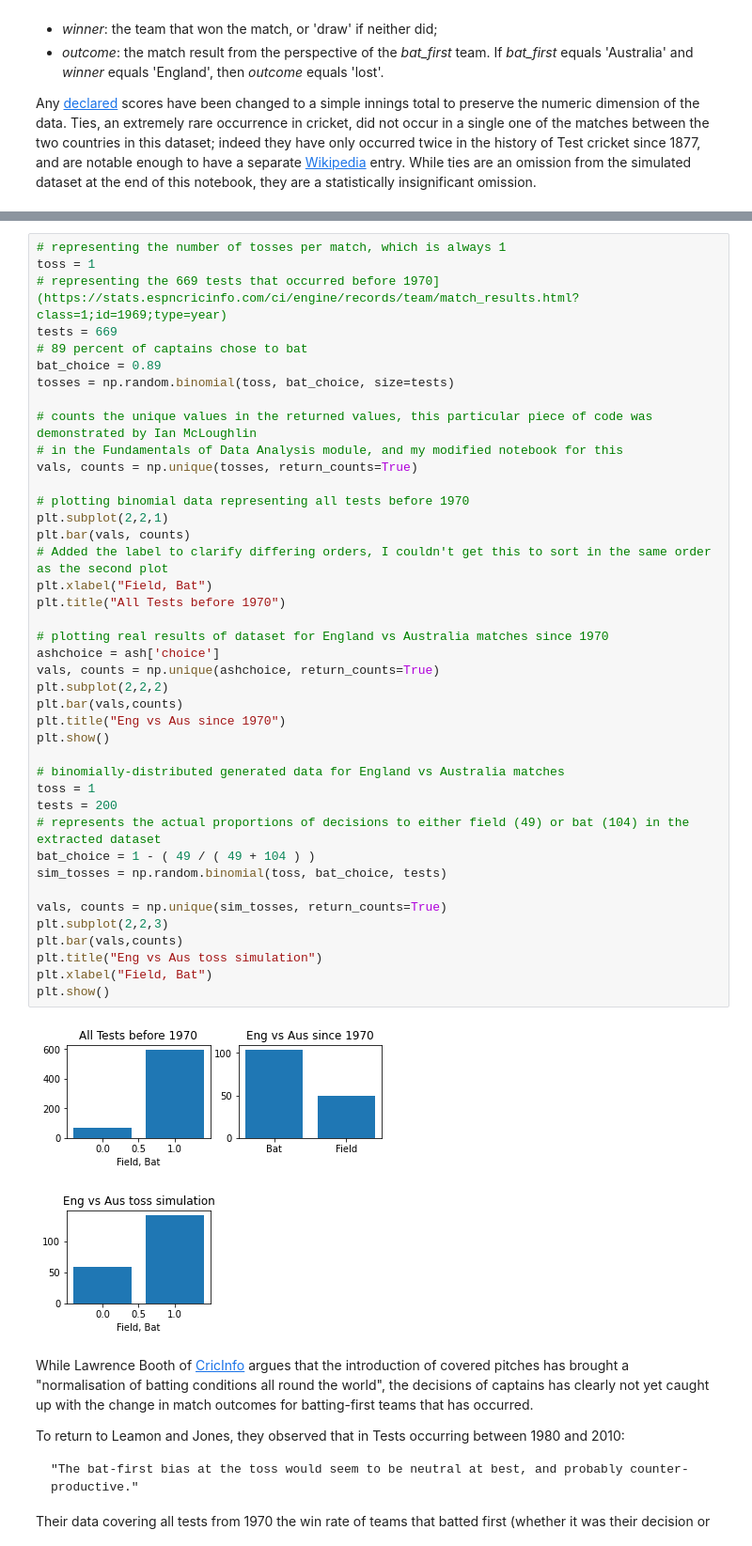
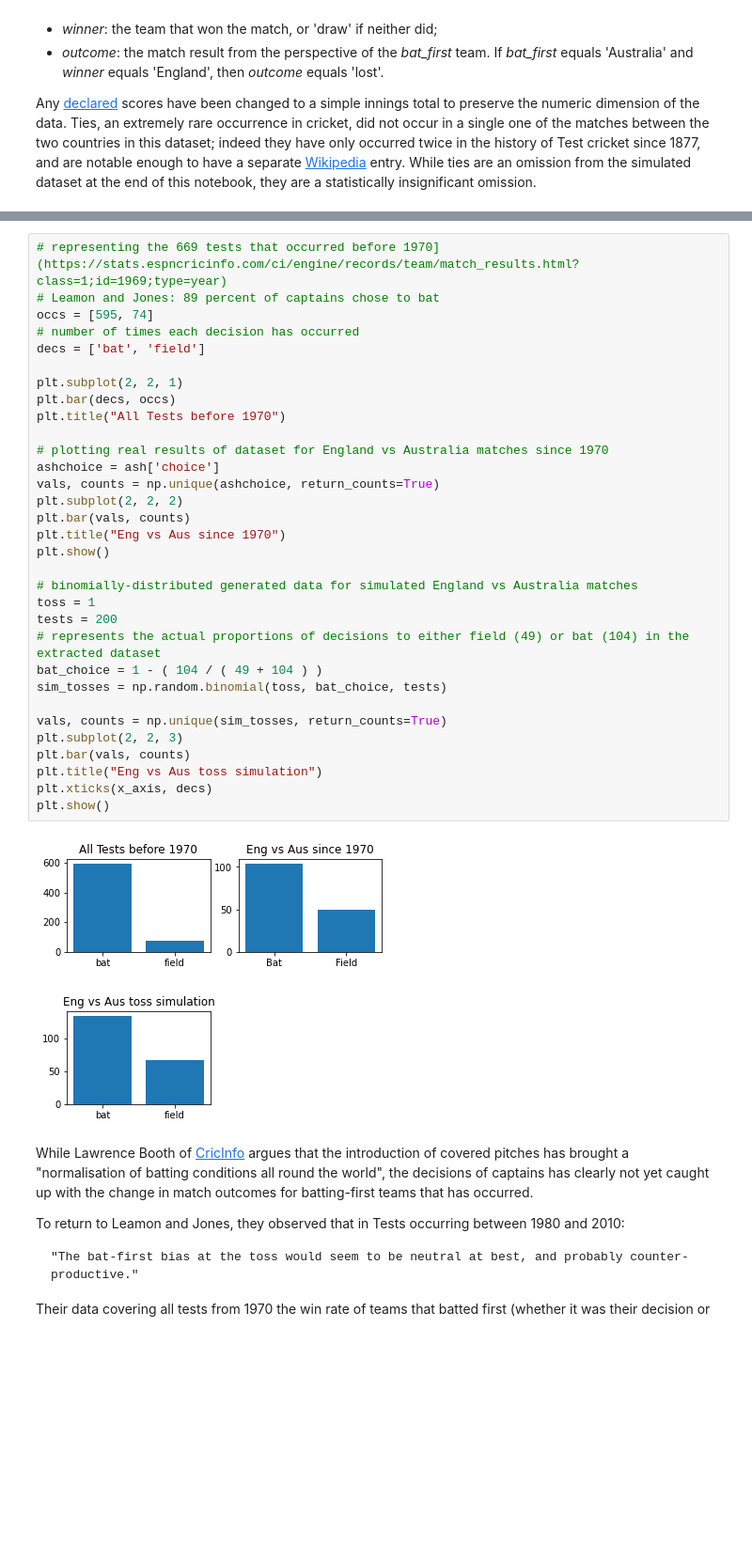
Before and after one commit to kiehozero/atu-progda-assignment, a Jupyter notebook: assignment.ipynb, the cells around one changed output, grey strips where cells are left out. Shown: that part at 94% size. Saved outputs shown, nothing was run; the diff lists cells and outputs as text; blank space fills up the shorter version.

Commit message:
Removal of distribution from historical data plots, this data does not need to be randomised as it already exists

```diff
--- a/assignment.ipynb
+++ b/assignment.ipynb
@@ -82,47 +110,38 @@ The dataset I have extracted would roughly bear this out, with 104 teams choosin
 # %%
-# representing the number of tosses per match, which is always 1
-toss = 1
 # representing the 669 tests that occurred before 1970](https://stats.espncricinfo.com/ci/engine/records/team/match_results.html?class=1;id=1969;type=year)
-tests = 669
-# 89 percent of captains chose to bat
-bat_choice = 0.89
-tosses = np.random.binomial(toss, bat_choice, size=tests)
+# Leamon and Jones: 89 percent of captains chose to bat
+occs = [595, 74]
+# number of times each decision has occurred
+decs = ['bat', 'field']
 
-# counts the unique values in the returned values, this particular piece of code was demonstrated by Ian McLoughlin
-# in the Fundamentals of Data Analysis module, and my modified notebook for this
-vals, counts = np.unique(tosses, return_counts=True)
-
-# plotting binomial data representing all tests before 1970
-plt.subplot(2,2,1)
-plt.bar(vals, counts)
-# Added the label to clarify differing orders, I couldn't get this to sort in the same order as the second plot
-plt.xlabel("Field, Bat")
+plt.subplot(2, 2, 1)
+plt.bar(decs, occs)
 plt.title("All Tests before 1970")
 
 # plotting real results of dataset for England vs Australia matches since 1970
 ashchoice = ash['choice']
 vals, counts = np.unique(ashchoice, return_counts=True)
-plt.subplot(2,2,2)
-plt.bar(vals,counts)
+plt.subplot(2, 2, 2)
+plt.bar(vals, counts)
 plt.title("Eng vs Aus since 1970")
 plt.show()
 
-# binomially-distributed generated data for England vs Australia matches
+# binomially-distributed generated data for simulated England vs Australia matches
 toss = 1
 tests = 200
 # represents the actual proportions of decisions to either field (49) or bat (104) in the extracted dataset
-bat_choice = 1 - ( 49 / ( 49 + 104 ) )
+bat_choice = 1 - ( 104 / ( 49 + 104 ) )
 sim_tosses = np.random.binomial(toss, bat_choice, tests)
 
 vals, counts = np.unique(sim_tosses, return_counts=True)
-plt.subplot(2,2,3)
-plt.bar(vals,counts)
+plt.subplot(2, 2, 3)
+plt.bar(vals, counts)
 plt.title("Eng vs Aus toss simulation")
-plt.xlabel("Field, Bat")
+plt.xticks(x_axis, decs)
 plt.show()
 # %% [output]
-[figure, old version]
+[figure, new version]
-[figure, old version]
+[figure, new version]
 # %% [markdown]
 While Lawrence Booth of [CricInfo](https://www.espncricinfo.com/story/cricket-s-turning-points-covered-pitches-461172) argues that the introduction of covered pitches has brought a "normalisation of batting conditions all round the world", the decisions of captains has clearly not yet caught up with the change in match outcomes for batting-first teams that has occurred.
 
```
Also changed, not shown: parts of 5 cells of this notebook, 1 other file.
